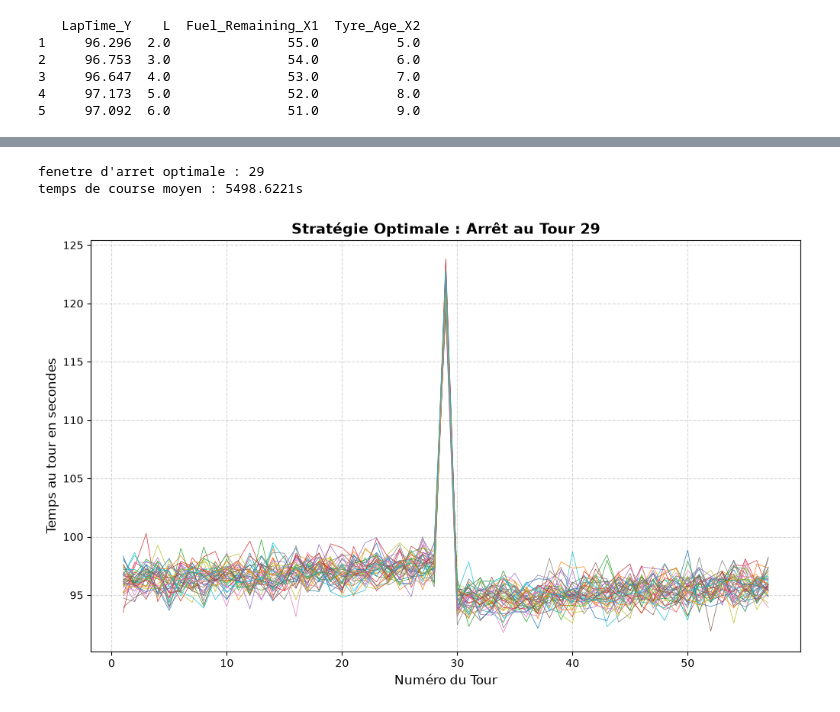
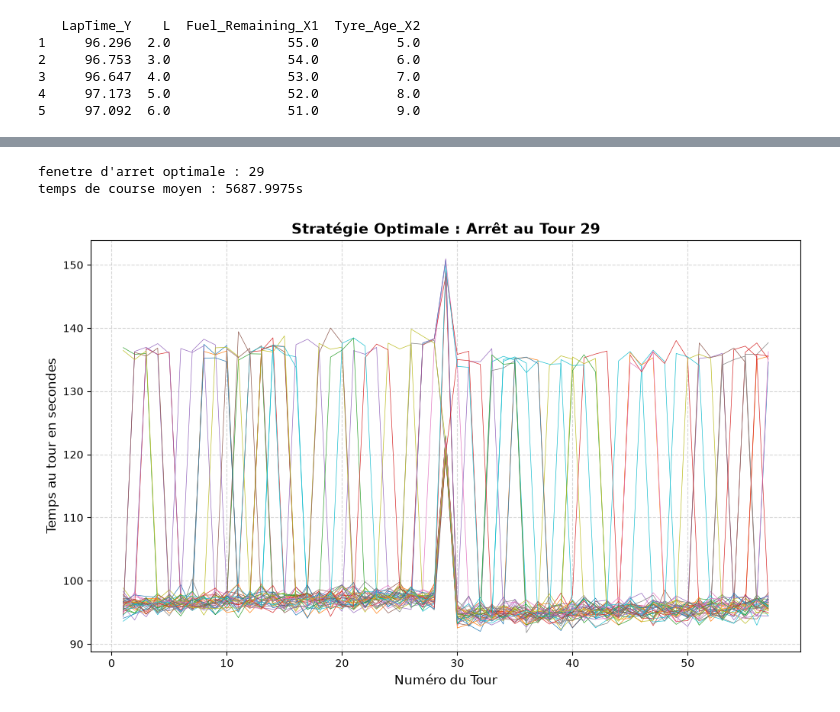
Before and after one commit to MDVXVII/Python-Analyse-Quanti, a Jupyter notebook: formula1-race-strategy-optimization.ipynb, the cells around one changed output, grey strips where cells are left out. Cells and saved outputs as stored; diff of their text form; code cells hidden in the pictures.

Commit message:
add safety car + smile

```diff
--- a/formula1-race-strategy-optimization.ipynb
+++ b/formula1-race-strategy-optimization.ipynb
@@ -118,6 +118,10 @@ import matplotlib.pyplot as plt
 # Paramètres de base
 N_tours = 57
 temps_stands = 24.0 # temps perdu pour un arret au stand
+proba_sc = 0.03 # 3% de proba d'avoir un accident a chaque tour
+duree_sc = 3 # La Safety car reste 3 tours en piste
+perte_temps_sc = 40.0 # Les pilotes ralentissent de 40 sec par tours
+temps_stand_sc = 12.0 # Le cout d'un arret tombe à 12 sec
 
 # Paramètres de la regression
 t_base = 93.0244
@@ -129,30 +133,48 @@ sigma_pilote = 1.04 # l'écart type
 # Fonction de la course
 def simuler_course(tour_arret): # On veut simuler une course avec un arret au tour "tour_arret" et calculer le temps (on pourra par la suite ajouter des arrets au stand)
     temps_total_course = 0.0
-    tours_sc_rstants = 0 # Compteur de Safety Car
+    tours_sc_restants = 0 # Compteur de Safety Car
 
     for L in range(1, N_tours + 1): # Calculer l'age du pneu comme une fonction a sauts
+
+        if tours_sc_restants == 0 and np.random.random() < proba_sc:
+            tours_sc_restants = duree_sc
+
+        tours_sous_sc = (tours_sc_restants > 0)
+
         if L <= tour_arret:
             age_pneu = L
         else:
             age_pneu = L - tour_arret
+
         chrono_theorique = t_base + (k_fuel * (N_tours - L)) + (rho * age_pneu) # l'equation de base sans le facteur humain
+
+        if tours_sous_sc:
+            chrono_theorique += perte_temps_sc # On ajoute le ralentissement globale de la piste
+            tours_sc_restants -= 1
+
         erreur_pilote = np.random.normal(0, sigma_pilote) # Calcul de l'erreur humaine a l'aide de la Loi Normale
         chrono_reel = chrono_theorique + erreur_pilote # Le chrono reel par tour
+
         if L == tour_arret: # On ajoute le temps d'un arret au stand
-            chrono_reel += temps_stands
+            if tours_sous_sc:
+                chrono_reel += temps_stand_sc # Arret sous sc
+            else:
+                chrono_reel += temps_stands # Arret normal
+
         temps_total_course += chrono_reel
+
     return temps_total_course
 
 # L'optimisation, on va tester tous les arrets possible entre le tours 10 et 45
 resultats_strategies = {}
-N_simulations = 1000 # Nb de simulations
+N_simulations = 100000 # Nb de simulations
 
 for strategie in range(10, 45):
     temps_cumules = 0.0
-    for i in range(N_simulations): # On simule 1000 fois cette strategie
+    for i in range(N_simulations): # On simule n fois cette strategie
         temps_cumules += simuler_course(strategie)
-    temps_moyen_strategie = temps_cumules / N_simulations # On calcule la moyenne des 1000 courses
+    temps_moyen_strategie = temps_cumules / N_simulations # On calcule la moyenne des n courses
     resultats_strategies[strategie] = temps_moyen_strategie
 
 # Analyse des resultats
@@ -161,40 +183,59 @@ meilleur_temps = resultats_strategies[meilleur_tour]
 
 print(f"fenetre d'arret optimale : {meilleur_tour}")
 print(f"temps de course moyen : {meilleur_temps:.4f}s")
 
 # Visuel graphique
 # Extraire toutes les trajectoires possible
 # On réecrie simplement la fonction de la course mais en stockant les valeurs de tous les tours (fin copier coller flemme de tout réecrire)
-def extraire_trajectoire(tour_arret):
+def extraire_trajectoire(tour_arret): # On veut simuler une course avec un arret au tour "tour_arret" et calculer le temps (on pourra par la suite ajouter des arrets au stand)
     chronos_tours = []
-    for L in range(1, N_tours + 1):
+    tours_sc_restants = 0 # Compteur de Safety Car
+
+    for L in range(1, N_tours + 1): # Calculer l'age du pneu comme une fonction a sauts
+
+        if tours_sc_restants == 0 and np.random.random() < proba_sc:
+            tours_sc_restants = duree_sc
+
+        tours_sous_sc = (tours_sc_restants > 0)
+
         if L <= tour_arret:
             age_pneu = L
         else:
             age_pneu = L - tour_arret
-        chrono_theorique = t_base + (k_fuel * (N_tours - L)) + (rho * age_pneu)
-        erreur_pilote = np.random.normal(0, sigma_pilote)
-        chrono_reel = chrono_theorique + erreur_pilote
 
-        if L == tour_arret:
-            chrono_reel += temps_stands
+        chrono_theorique = t_base + (k_fuel * (N_tours - L)) + (rho * age_pneu) # l'equation de base sans le facteur humain
+
+        if tours_sous_sc:
+            chrono_theorique += perte_temps_sc # On ajoute le ralentissement globale de la piste
+            tours_sc_restants -= 1
+
+        erreur_pilote = np.random.normal(0, sigma_pilote) # Calcul de l'erreur humaine a l'aide de la Loi Normale
+        chrono_reel = chrono_theorique + erreur_pilote # Le chrono reel par tour
+
+        if L == tour_arret: # On ajoute le temps d'un arret au stand
+            if tours_sous_sc:
+                chrono_reel += temps_stand_sc
+            else:
+                chrono_reel += temps_stands
+
         chronos_tours.append(chrono_reel) # Au lieu d'additionner on ajoute le chronos à la liste
+
     return chronos_tours
 
 # Generer les trajectoires
 trajectoires = [extraire_trajectoire(meilleur_tour) for i in range(N_simulations)]
 
 plt.figure(figsize=(12,7))
-for course in trajectoires[:40]:
+for course in trajectoires[:40]:  # On ne trace que 40 courses pour ne pas surcharger le graphique
     plt.plot(range(1, N_tours + 1), course, linewidth=0.5)
 
 plt.title(f"Stratégie Optimale : Arrêt au Tour {meilleur_tour}", fontsize=14, fontweight='bold')
 plt.xlabel("Numéro du Tour", fontsize=12)
 plt.ylabel("Temps au tour en secondes", fontsize=12)
 plt.grid(True, linestyle='--', alpha=0.5)
 
 plt.show()
 # %% [output]
 fenetre d'arret optimale : 29
-temps de course moyen : 5498.6221s
+temps de course moyen : 5687.9975s
-[figure, old version]
+[figure, new version]
```
Also changed, not shown: parts of 3 cells of this notebook.
